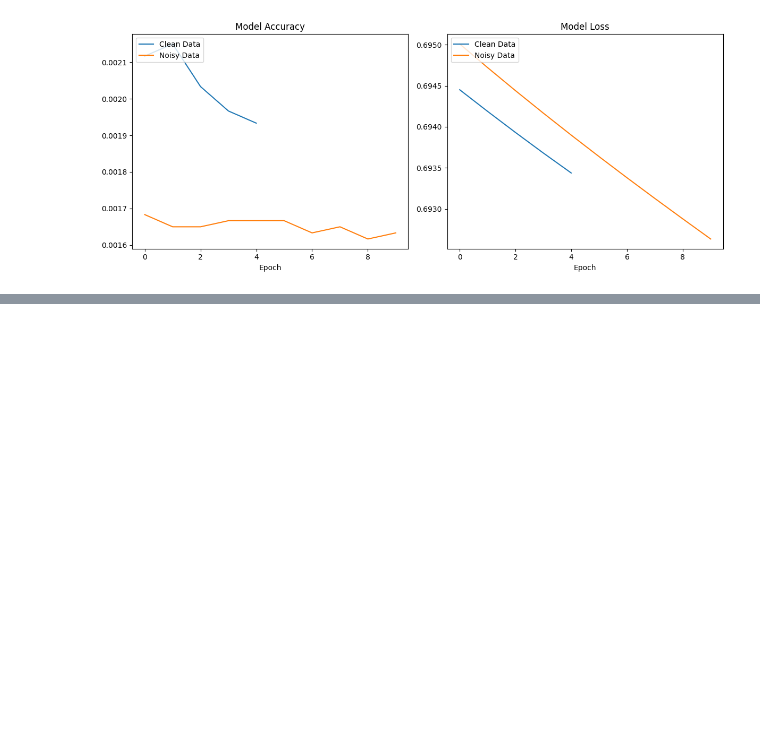
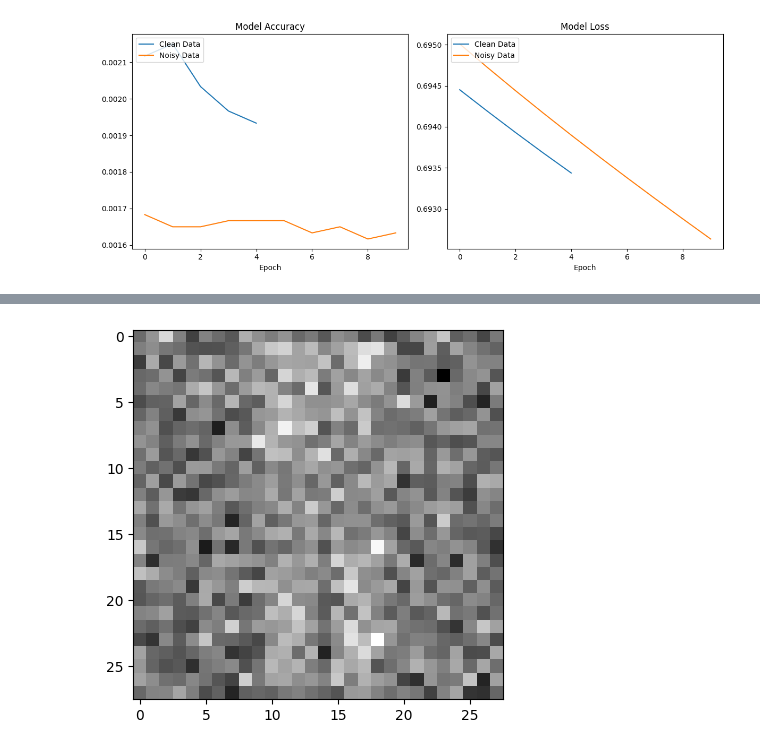
Before and after one commit to TummalaDivyaReddy/Autoencoders, a Jupyter notebook: Autoencoders.ipynb, the cells around one changed output, grey strips where cells are left out. Cells and saved outputs as stored; diff of their text form; code cells hidden in the pictures; blank space fills up the shorter version.

```diff
--- a/Autoencoders.ipynb
+++ b/Autoencoders.ipynb
@@ -159,3 +159,93 @@ WARNING:tensorflow:6 out of the last 318 calls to <function Model.make_predict_f
 [figure]
 [figure]
 [figure]
+# %%
+import matplotlib.pyplot as plt
+from keras.layers import Input, Dense
+from keras.models import Model
+from keras.datasets import fashion_mnist
+import numpy as np
+
+# this is the size of our encoded representations
+encoding_dim = 32  # 32 floats -> compression of factor 24.5, assuming the input is 784 floats
+
+# Create the first encoder layer
+input_img = Input(shape=(784,))
+encoder_layer_1 = Dense(128, activation='relu')(input_img)  # 128 units in the first encoder layer
+# Create the second encoder layer
+encoder_layer_2 = Dense(64, activation='relu')(encoder_layer_1)  # 64 units in the second encoder layer
+# Create the encoded representation
+encoded = Dense(encoding_dim, activation='relu')(encoder_layer_2)
+
+# Create the first decoder layer
+decoder_layer_1 = Dense(64, activation='relu')(encoded)  # Decoder with 64 units
+# Create the second decoder layer
+decoder_layer_2 = Dense(128, activation='relu')(decoder_layer_1)  # Decoder with 128 units
+# Create the final decoder layer
+decoded = Dense(784, activation='sigmoid')(decoder_layer_2)  # Output layer with 784 units
+
+# Create the autoencoder model
+autoencoder = Model(input_img, decoded)
+
+# Compile the model
+autoencoder.compile(optimizer='adadelta', loss='binary_crossentropy', metrics=['accuracy'])
+
+# Load Fashion MNIST data
+(x_train, y_train), (x_test, y_test) = fashion_mnist.load_data()
+x_train = x_train.astype('float32') / 255.
+x_test = x_test.astype('float32') / 255.
+x_train = x_train.reshape((len(x_train), np.prod(x_train.shape[1:])))
+x_test = x_test.reshape((len(x_test), np.prod(x_test.shape[1:])))
+
+# Fit the model on clean data
+history_clean = autoencoder.fit(x_train, x_train,
+                                epochs=5,
+                                batch_size=256,
+                                shuffle=True,
+                                validation_data=(x_test, x_test))
+
+# Introducing noise
+noise_factor = 0.5
+x_train_noisy = x_train + noise_factor * np.random.normal(loc=0.0, scale=1.0, size=x_train.shape)
+x_test_noisy = x_test + noise_factor * np.random.normal(loc=0.0, scale=1.0, size=x_test.shape)
+
+# Fit the model on noisy data
+history_noisy = autoencoder.fit(x_train_noisy, x_train,
+                                epochs=10,
+                                batch_size=256,
+                                shuffle=True,
+                                validation_data=(x_test_noisy, x_test_noisy))
+
+# Prediction
+prediction1 = autoencoder.predict(x_test_noisy[[15], :])
+
+# Input Image
+plt.imshow(x_test[9].reshape(28, 28))
+plt.show()
+# After applying noise to data
+plt.imshow(x_test_noisy[15].reshape(28, 28))
+plt.show()
+
+# Reconstructed Image
+plt.imshow(prediction1[0].reshape(28, 28))
+plt.show()
+
+# Plot the loss and accuracy for both training processes
+plt.figure(figsize=(12, 5))
+plt.subplot(121)
+plt.plot(history_clean.history['accuracy'])
+plt.plot(history_noisy.history['accuracy'])
+plt.title('Model Accuracy')
+plt.xlabel('Epoch')
+plt.legend(['Clean Data', 'Noisy Data'], loc='upper left')
+
+plt.subplot(122)
+plt.plot(history_clean.history['loss'])
+plt.plot(history_noisy.history['loss'])
+plt.title('Model Loss')
+plt.xlabel('Epoch')
+plt.legend(['Clean Data', 'Noisy Data'], loc='upper left')
+
+plt.tight_layout()
+plt.show()
+# %% [output]
@@ -161,0 +270 @@ WARNING:tensorflow:6 out of the last 318 calls to <function Model.make_predict_f
+[figure, added]
```
Also changed, not shown: parts of 1 cell of this notebook.
